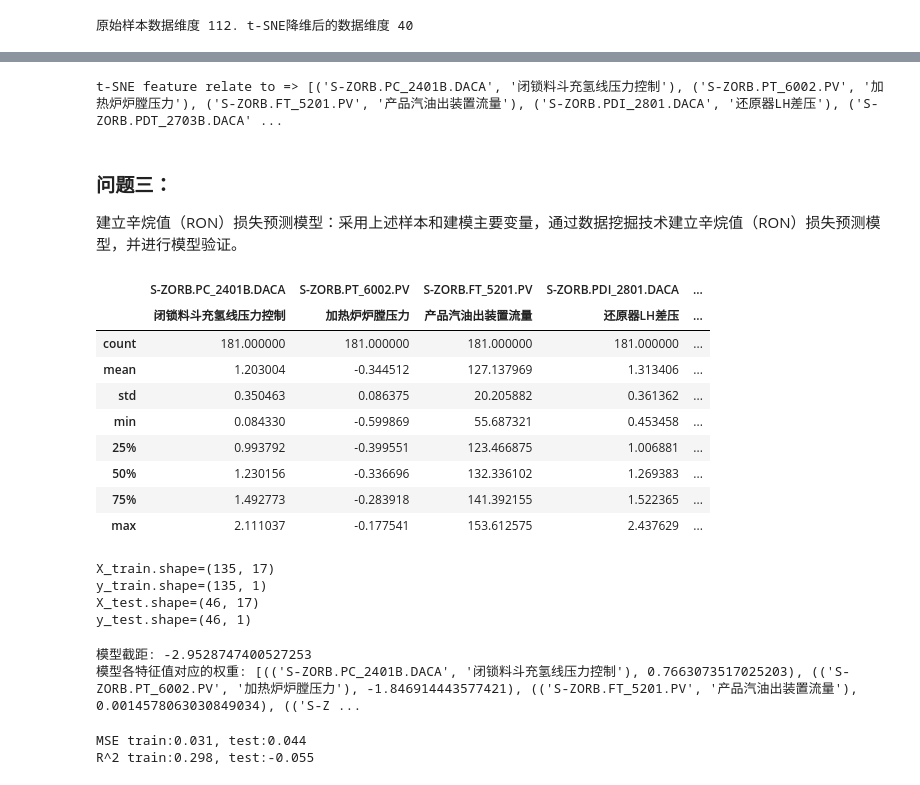
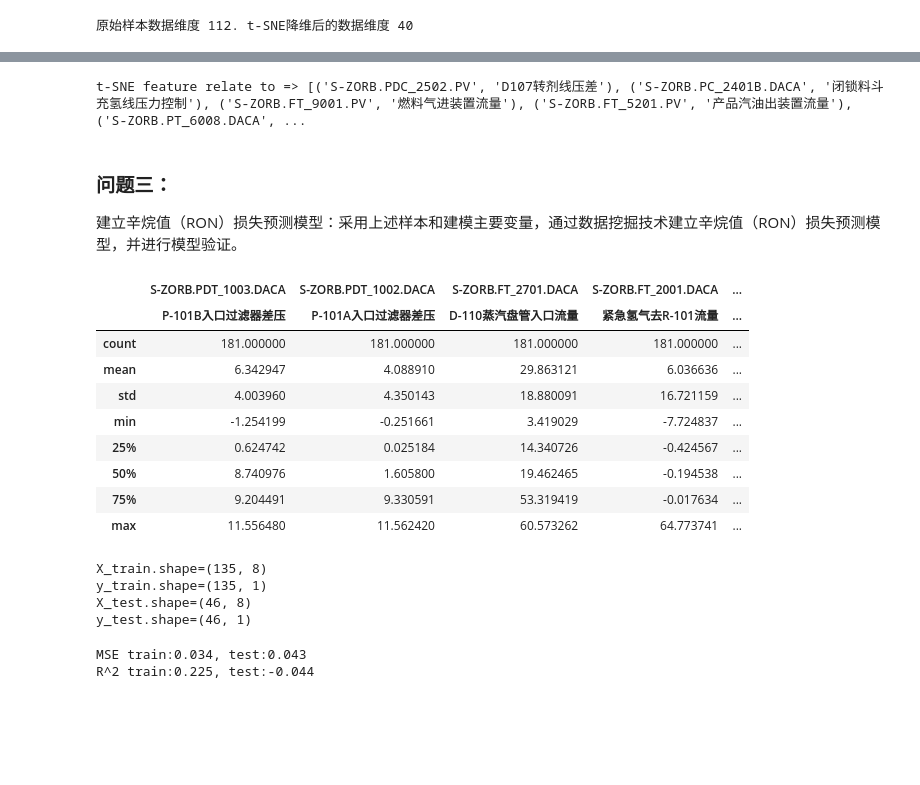
Before and after one commit to Ryuchen/RON_Model, a Jupyter notebook: src/solution.ipynb, the cells around one changed output, grey strips where cells are left out. Saved outputs shown, nothing was run; the diff lists cells and outputs as text; code cells hidden in the pictures; blank space fills up the shorter version.

```diff
--- a/src/solution.ipynb
+++ b/src/solution.ipynb
@@ -490,7 +490,7 @@ print(f"t-SNE feature is => {list(const_features)}")
 t-SNE feature is => ['feature_1', 'feature_8', 'feature_12', 'feature_17', 'feature_20', 'feature_22', 'feature_23', 'feature_24', 'feature_27', 'feature_31', 'feature_33', 'feature_34', 'feature_36', ...
 # %%
 # 新特征属性 与 原始属性 与 相关系数的阈值
-dist_standard3 = 0.15  # 需要调整的参数
+dist_standard3 = 0.10  # 需要调整的参数
 relate_features = set()
 for _ in const_features:
     for (code_name, i18n_name) in manule_features.keys():
@@ -500,7 +500,7 @@ for _ in const_features:
 
 print(f"t-SNE feature relate to => {list(relate_features)}")
 # %% [output]
-t-SNE feature relate to => [('S-ZORB.PC_2401B.DACA', '闭锁料斗充氢线压力控制'), ('S-ZORB.PT_6002.PV', '加热炉炉膛压力'), ('S-ZORB.FT_5201.PV', '产品汽油出装置流量'), ('S-ZORB.PDI_2801.DACA', '还原器LH差压'), ('S-ZORB.PDT_2703B.DACA' ...
+t-SNE feature relate to => [('S-ZORB.PDC_2502.PV', 'D107转剂线压差'), ('S-ZORB.PC_2401B.DACA', '闭锁料斗充氢线压力控制'), ('S-ZORB.FT_9001.PV', '燃料气进装置流量'), ('S-ZORB.FT_5201.PV', '产品汽油出装置流量'), ('S-ZORB.PT_6008.DACA', ...
 # %% [markdown]
 ### 问题三：
 
@@ -508,15 +517,26 @@ t-SNE feature relate to => [('S-ZORB.PC_2401B.DACA', '闭锁料斗充氢线压
 # %%
 model_feature = manule_features[list(relate_features)]
+# 变异系数
+abnormal_ratio2 = 0.6  # 需要调整模型的时候参数
+model_feature_describe = model_feature.describe()
+temp_ratio = model_feature_describe.loc['std'] / model_feature_describe.loc['mean']
+strong_feature = []
+for (code_name, i18n_name) in temp_ratio.keys():
+    if temp_ratio[(code_name, i18n_name)] > abnormal_ratio2:
+        strong_feature.append((code_name, i18n_name))
+
+model_feature = manule_features[list(strong_feature)]
 model_features = model_feature.join(samples[[('原料性质', '辛烷值RON'), ('原料性质', '硫含量,μg/g'), ('产品性质', '辛烷值RON'), ('产品性质', 'RON损失\n（不是变量）')]])
-model_features.describe()
+model_features_describe = model_features.describe()
+model_features_describe
 # %% [output]
-|  | S-ZORB.PC_2401B.DACA | S-ZORB.PT_6002.PV | S-ZORB.FT_5201.PV | S-ZORB.PDI_2801.DACA | ... |
-|  | 闭锁料斗充氢线压力控制 | 加热炉炉膛压力 | 产品汽油出装置流量 | 还原器LH差压 | ... |
+|  | S-ZORB.PDT_1003.DACA | S-ZORB.PDT_1002.DACA | S-ZORB.FT_2701.DACA | S-ZORB.FT_2001.DACA | ... |
+|  | P-101B入口过滤器差压 | P-101A入口过滤器差压 | D-110蒸汽盘管入口流量 | 紧急氢气去R-101流量 | ... |
 | count | 181.000000 | 181.000000 | 181.000000 | 181.000000 | ... |
-| mean | 1.203004 | -0.344512 | 127.137969 | 1.313406 | ... |
-| std | 0.350463 | 0.086375 | 20.205882 | 0.361362 | ... |
-| min | 0.084330 | -0.599869 | 55.687321 | 0.453458 | ... |
-| 25% | 0.993792 | -0.399551 | 123.466875 | 1.006881 | ... |
-| 50% | 1.230156 | -0.336696 | 132.336102 | 1.269383 | ... |
-| 75% | 1.492773 | -0.283918 | 141.392155 | 1.522365 | ... |
-| max | 2.111037 | -0.177541 | 153.612575 | 2.437629 | ... |
+| mean | 6.342947 | 4.088910 | 29.863121 | 6.036636 | ... |
+| std | 4.003960 | 4.350143 | 18.880091 | 16.721159 | ... |
+| min | -1.254199 | -0.251661 | 3.419029 | -7.724837 | ... |
+| 25% | 0.624742 | 0.025184 | 14.340726 | -0.424567 | ... |
+| 50% | 8.740976 | 1.605800 | 19.462465 | -0.194538 | ... |
+| 75% | 9.204491 | 9.330591 | 53.319419 | -0.017634 | ... |
+| max | 11.556480 | 11.562420 | 60.573262 | 64.773741 | ... |
@@ -530,23 +543,12 @@ from sklearn.metrics.regression import mean_squared_error, r2_score
 # %%
-relate_features.add(('原料性质', '辛烷值RON'))
-relate_features.add(('原料性质', '硫含量,μg/g'))
-X = model_features[list(relate_features)]
+strong_feature.append(('原料性质', '辛烷值RON'))
+strong_feature.append(('原料性质', '硫含量,μg/g'))
+X = model_features[list(strong_feature)]
 y = model_features[[('产品性质', 'RON损失\n（不是变量）')]]
-X_train, X_test, y_train, y_test = train_test_split(X, y, random_state=1)
+X_train, X_test, y_train, y_test = train_test_split(X, y, random_state = 1)
 print('X_train.shape={}\ny_train.shape={}\nX_test.shape={}\ny_test.shape={}'.format(X_train.shape, y_train.shape, X_test.shape, y_test.shape))
 # %% [output]
-X_train.shape=(135, 17)
+X_train.shape=(135, 8)
 y_train.shape=(135, 1)
-X_test.shape=(46, 17)
+X_test.shape=(46, 8)
 y_test.shape=(46, 1)
-# %%
-linreg = LinearRegression()
-model = linreg.fit(X_train, y_train)
-# 训练后模型截距
-print(f"模型截距: {linreg.intercept_[0]}")
-# 训练后模型权重（特征个数无变化）
-# 属性值与权重的对应
-print(f"模型各特征值对应的权重: {list(zip(list(relate_features), linreg.coef_[0]))}")
-# %% [output]
-模型截距: -2.9528747400527253
-模型各特征值对应的权重: [(('S-ZORB.PC_2401B.DACA', '闭锁料斗充氢线压力控制'), 0.7663073517025203), (('S-ZORB.PT_6002.PV', '加热炉炉膛压力'), -1.846914443577421), (('S-ZORB.FT_5201.PV', '产品汽油出装置流量'), 0.0014578063030849034), (('S-Z ...
@@ -553,13 +564,11 @@ print(f"模型各特征值对应的权重: {list(zip(list(relate_features), linr
 # %%
-SS_R = 0
-SS_T = 0
 y_train_pred = linreg.predict(X_train)
 y_test_pred = linreg.predict(X_test)
 print ('MSE train:%.3f, test:%.3f' % (mean_squared_error(y_train, y_train_pred), mean_squared_error(y_test, y_test_pred)))
 print ('R^2 train:%.3f, test:%.3f' % (r2_score(y_train, y_train_pred), r2_score(y_test, y_test_pred)))
 # %% [output]
-MSE train:0.031, test:0.044
-R^2 train:0.298, test:-0.055
+MSE train:0.034, test:0.043
+R^2 train:0.225, test:-0.044
 # %%
 plt.figure()
 plt.plot(range(len(y_train)), y_train_pred, 'b', label="predict")
```
Also changed, not shown: parts of 10 cells of this notebook.
